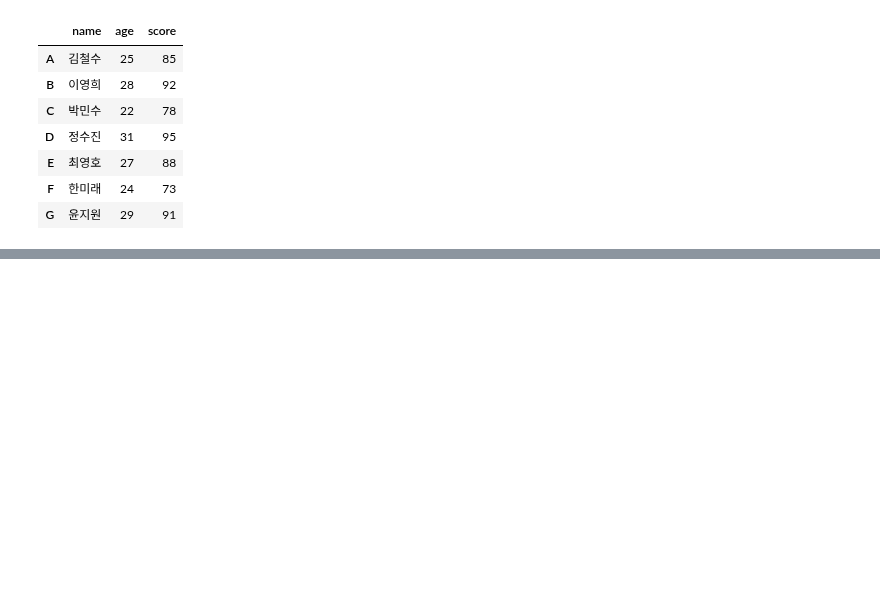
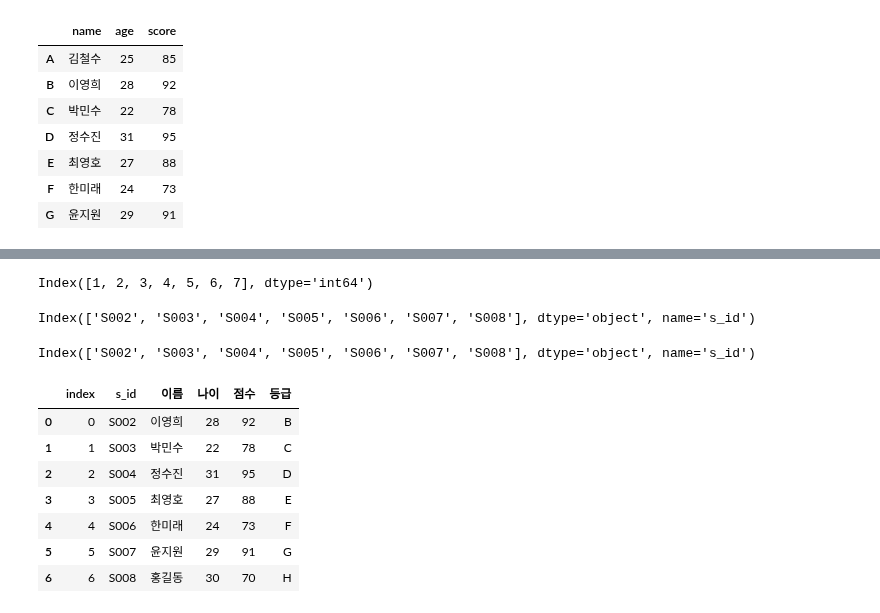
Before and after one commit to zdeik/hipython_rep, a Jupyter notebook: 13.판다스.ipynb, the cells around one changed output, grey strips where cells are left out. Cells and saved outputs as stored; diff of their text form; code cells hidden in the pictures; blank space fills up the shorter version.

```diff
--- a/13.판다스.ipynb
+++ b/13.판다스.ipynb
@@ -325,0 +516,3 @@ df
+# %%
+# 열 이름으로 열 삭제
+df.drop(df.columns[4], axis=1, inplace= True)
@@ -325,0 +563,14 @@ df
+# %%
+# 인덱스의 설정
+df.index
+# %% [output]
+Index([1, 2, 3, 4, 5, 6, 7], dtype='int64')
+# %%
+df_new = df.set_index('s_id')
+df_new.index
+# %% [output]
+Index(['S002', 'S003', 'S004', 'S005', 'S006', 'S007', 'S008'], dtype='object', name='s_id')
+# %%
+df_new.index
+# %% [output]
+Index(['S002', 'S003', 'S004', 'S005', 'S006', 'S007', 'S008'], dtype='object', name='s_id')
@@ -325,0 +579,11 @@ df
+# %%
+df_new
+# %% [output]
+|  | index | s_id | 이름 | 나이 | 점수 | 등급 |
+| 0 | 0 | S002 | 이영희 | 28 | 92 | B |
+| 1 | 1 | S003 | 박민수 | 22 | 78 | C |
+| 2 | 2 | S004 | 정수진 | 31 | 95 | D |
+| 3 | 3 | S005 | 최영호 | 27 | 88 | E |
+| 4 | 4 | S006 | 한미래 | 24 | 73 | F |
+| 5 | 5 | S007 | 윤지원 | 29 | 91 | G |
+| 6 | 6 | S008 | 홍길동 | 30 | 70 | H |
```
Also changed, not shown: parts of 34 cells of this notebook, 1 other file.
